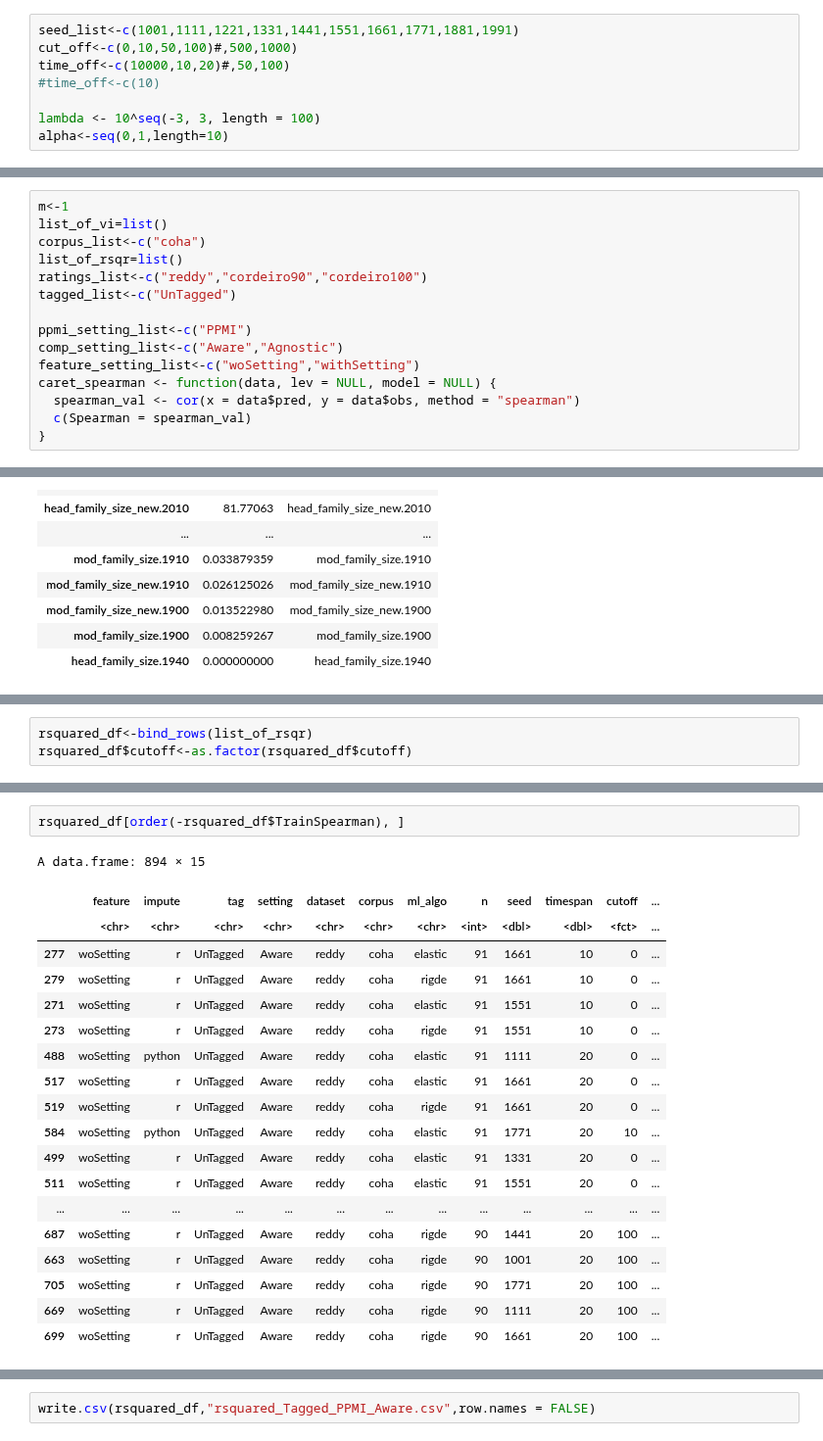
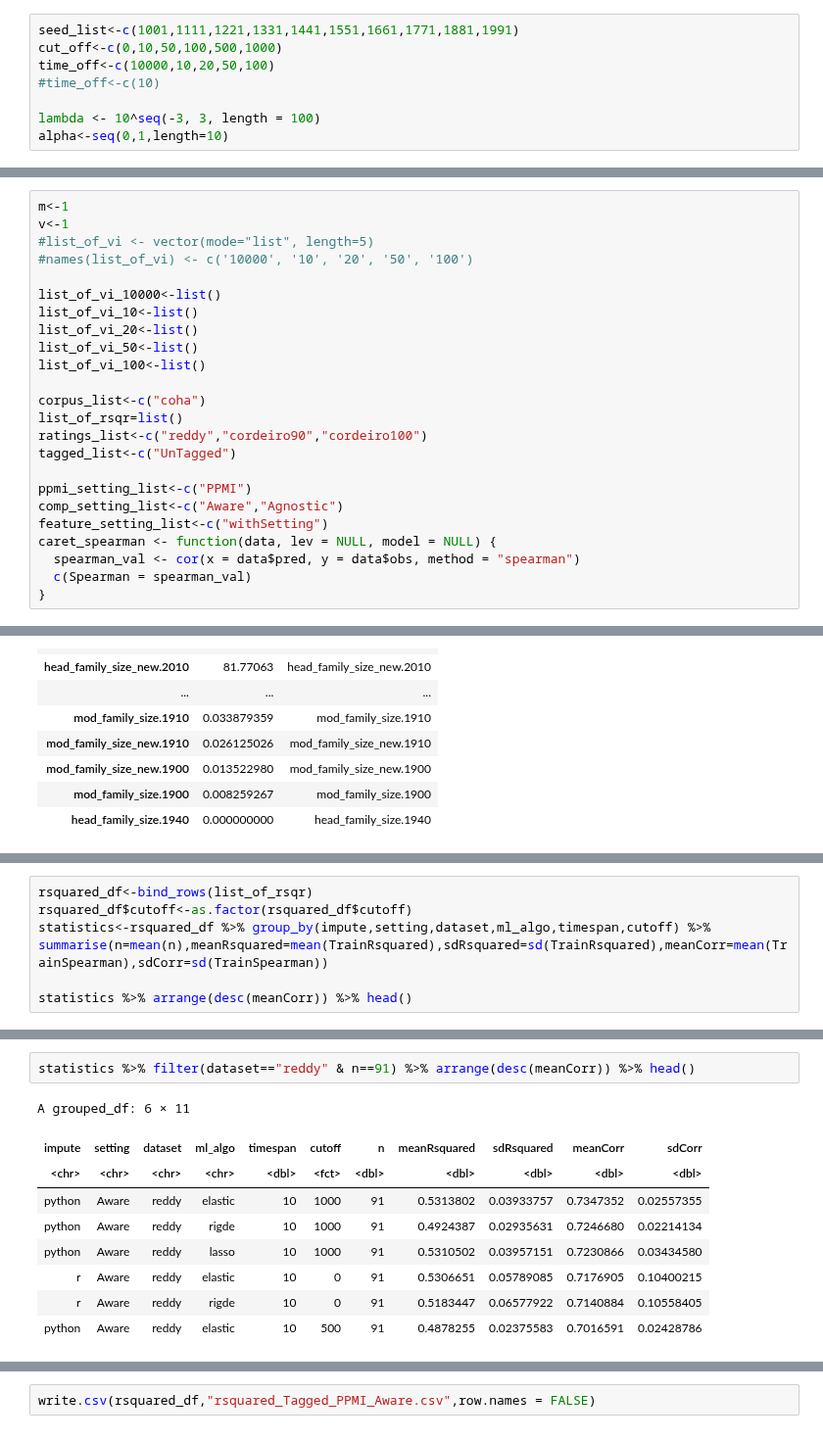
Before and after one commit to prajitdhar/Compounding, a Jupyter notebook: src/Regression_Exps_coha_PPMI.ipynb, the cells around one changed output, grey strips where cells are left out. Shown at 98% size. Cells and saved outputs as stored; diff of their text form.

```diff
--- a/src/Regression_Exps_coha_PPMI.ipynb
+++ b/src/Regression_Exps_coha_PPMI.ipynb
@@ -30,8 +30,8 @@ Registered S3 method overwritten by 'GGally':
   +.gg   ggplot2
 # %%
 seed_list<-c(1001,1111,1221,1331,1441,1551,1661,1771,1881,1991)
-cut_off<-c(0,10,50,100)#,500,1000)
-time_off<-c(10000,10,20)#,50,100)
+cut_off<-c(0,10,50,100,500,1000)
+time_off<-c(10000,10,20,50,100)
 #time_off<-c(10)
 
 lambda <- 10^seq(-3, 3, length = 100)
@@ -57,7 +57,16 @@ Loading required package: iterators
 Loading required package: parallel
 # %%
 m<-1
-list_of_vi=list()
+v<-1
+#list_of_vi <- vector(mode="list", length=5)
+#names(list_of_vi) <- c('10000', '10', '20', '50', '100')
+
+list_of_vi_10000<-list()
+list_of_vi_10<-list()
+list_of_vi_20<-list()
+list_of_vi_50<-list()
+list_of_vi_100<-list()
+
 corpus_list<-c("coha")
 list_of_rsqr=list()
 ratings_list<-c("reddy","cordeiro90","cordeiro100")
@@ -65,7 +74,7 @@ tagged_list<-c("UnTagged")
 
 ppmi_setting_list<-c("PPMI")
 comp_setting_list<-c("Aware","Agnostic")
-feature_setting_list<-c("woSetting","withSetting")
+feature_setting_list<-c("withSetting")
 caret_spearman <- function(data, lev = NULL, model = NULL) {
   spearman_val <- cor(x = data$pred, y = data$obs, method = "spearman")
   c(Spearman = spearman_val)
@@ -349,3 +409,7 @@ varimp_df[is.na(varimp_df)] <- 0
 # %%
 rsquared_df<-bind_rows(list_of_rsqr)
 rsquared_df$cutoff<-as.factor(rsquared_df$cutoff)
+statistics<-rsquared_df %>% group_by(impute,setting,dataset,ml_algo,timespan,cutoff) %>%
+summarise(n=mean(n),meanRsquared=mean(TrainRsquared),sdRsquared=sd(TrainRsquared),meanCorr=mean(TrainSpearman),sdCorr=sd(TrainSpearman))
+
+statistics %>% arrange(desc(meanCorr)) %>% head()
@@ -352,23 +427,13 @@ rsquared_df$cutoff<-as.factor(rsquared_df$cutoff)
 # %%
-rsquared_df[order(-rsquared_df$TrainSpearman), ]
+statistics %>% filter(dataset=="reddy" & n==91) %>% arrange(desc(meanCorr)) %>% head()
 # %% [output]
-A data.frame: 894 × 15
+A grouped_df: 6 × 11
-|  | feature | impute | tag | setting | dataset | corpus | ml_algo | n | seed | timespan | cutoff | ... |
-|  | <chr> | <chr> | <chr> | <chr> | <chr> | <chr> | <chr> | <int> | <dbl> | <dbl> | <fct> | ... |
-| 277 | woSetting | r | UnTagged | Aware | reddy | coha | elastic | 91 | 1661 | 10 | 0 | ... |
-| 279 | woSetting | r | UnTagged | Aware | reddy | coha | rigde | 91 | 1661 | 10 | 0 | ... |
-| 271 | woSetting | r | UnTagged | Aware | reddy | coha | elastic | 91 | 1551 | 10 | 0 | ... |
-| 273 | woSetting | r | UnTagged | Aware | reddy | coha | rigde | 91 | 1551 | 10 | 0 | ... |
-| 488 | woSetting | python | UnTagged | Aware | reddy | coha | elastic | 91 | 1111 | 20 | 0 | ... |
-| 517 | woSetting | r | UnTagged | Aware | reddy | coha | elastic | 91 | 1661 | 20 | 0 | ... |
-| 519 | woSetting | r | UnTagged | Aware | reddy | coha | rigde | 91 | 1661 | 20 | 0 | ... |
-| 584 | woSetting | python | UnTagged | Aware | reddy | coha | elastic | 91 | 1771 | 20 | 10 | ... |
-| 499 | woSetting | r | UnTagged | Aware | reddy | coha | elastic | 91 | 1331 | 20 | 0 | ... |
-| 511 | woSetting | r | UnTagged | Aware | reddy | coha | elastic | 91 | 1551 | 20 | 0 | ... |
-| ... | ... | ... | ... | ... | ... | ... | ... | ... | ... | ... | ... | ... |
-| 687 | woSetting | r | UnTagged | Aware | reddy | coha | rigde | 90 | 1441 | 20 | 100 | ... |
-| 663 | woSetting | r | UnTagged | Aware | reddy | coha | rigde | 90 | 1001 | 20 | 100 | ... |
-| 705 | woSetting | r | UnTagged | Aware | reddy | coha | rigde | 90 | 1771 | 20 | 100 | ... |
-| 669 | woSetting | r | UnTagged | Aware | reddy | coha | rigde | 90 | 1111 | 20 | 100 | ... |
-| 699 | woSetting | r | UnTagged | Aware | reddy | coha | rigde | 90 | 1661 | 20 | 100 | ... |
+| impute | setting | dataset | ml_algo | timespan | cutoff | n | meanRsquared | sdRsquared | meanCorr | sdCorr |
+| <chr> | <chr> | <chr> | <chr> | <dbl> | <fct> | <dbl> | <dbl> | <dbl> | <dbl> | <dbl> |
+| python | Aware | reddy | elastic | 10 | 1000 | 91 | 0.5313802 | 0.03933757 | 0.7347352 | 0.02557355 |
+| python | Aware | reddy | rigde | 10 | 1000 | 91 | 0.4924387 | 0.02935631 | 0.7246680 | 0.02214134 |
+| python | Aware | reddy | lasso | 10 | 1000 | 91 | 0.5310502 | 0.03957151 | 0.7230866 | 0.03434580 |
+| r | Aware | reddy | elastic | 10 | 0 | 91 | 0.5306651 | 0.05789085 | 0.7176905 | 0.10400215 |
+| r | Aware | reddy | rigde | 10 | 0 | 91 | 0.5183447 | 0.06577922 | 0.7140884 | 0.10558405 |
+| python | Aware | reddy | elastic | 10 | 500 | 91 | 0.4878255 | 0.02375583 | 0.7016591 | 0.02428786 |
 # %%
```
Also changed, not shown: parts of 4 cells of this notebook, 8 other files.
